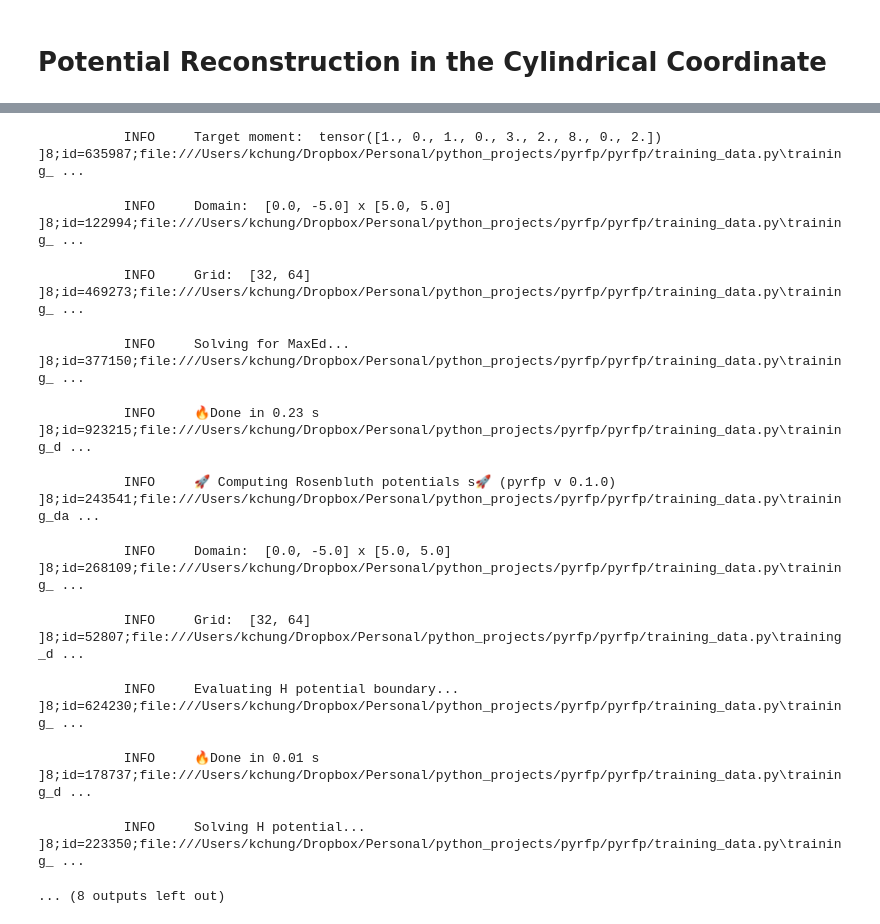
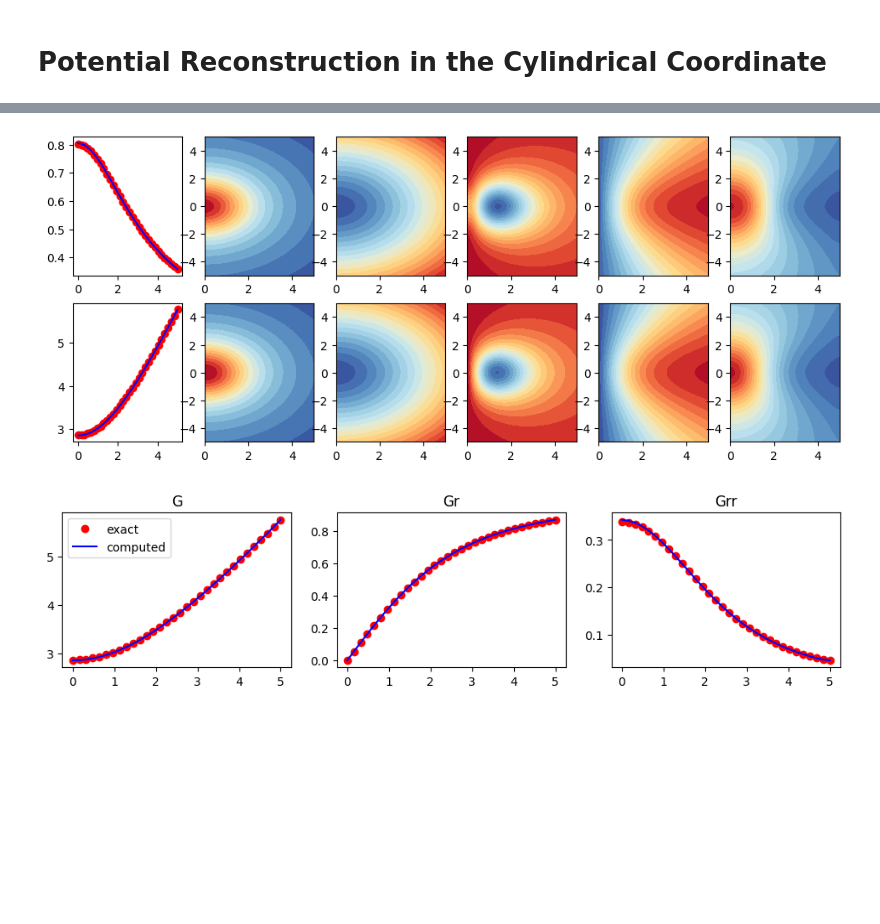
Before and after one commit to kyoungseoun-chung/pyrfp, a Jupyter notebook: demo/rosenbluth_potential.ipynb, the cells around one changed output, grey strips where cells are left out. Drawn from its saved outputs; the diff is of its cells as text; code cells hidden in the pictures; blank space fills up the shorter version.

```diff
--- a/demo/rosenbluth_potential.ipynb
+++ b/demo/rosenbluth_potential.ipynb
@@ -3,34 +47,6 @@
 # %%
-import torch
-from pyapes.core.geometry import Cylinder
-from pyapes.core.mesh import Mesh
-
-from pyrfp.training_data import RosenbluthPotentials_RZ, analytic_potentials_rz_cpu
-
-
-mesh = Mesh(Cylinder[0:5, -5:5], None, [32, 64])
-
-mnts_eq = torch.tensor(
-    [1, 0, 1, 0, 3, 2, 8, 0, 2], dtype=mesh.dtype.float, device=mesh.device
-)
-
-RP_rz = RosenbluthPotentials_RZ(
-    mesh,
-    optimizer_config={
-        "lr": 1.0,
-        "max_iter": 200,
-        "gtol": 1e-6,
-        "xtol": 1e-6,
-    },
-    solver_config={
-        "method": "bicgstab",
-        "tol": 1e-8,
-        "max_it": 1000,
-        "report": False,
-    },
-)
-
-pots_mnts = RP_rz.from_moments(mnts_eq)["pots"]
+from pymyplot.colors import TOLCmap
+from pymyplot import plt
 
 assert pots_mnts is not None
 
@@ -40,9 +56,6 @@ G_exact = analytic_potentials_rz_cpu(mesh.grid, mesh.grid, pots_mnts["pdf"], "G"
 jac_H_exact = torch.gradient(H_exact, spacing=mesh.dx.tolist(), edge_order=2)
 jac_G_exact = torch.gradient(G_exact, spacing=mesh.dx.tolist(), edge_order=2)
 hess_G_exact = torch.gradient(jac_G_exact[0], spacing=mesh.dx.tolist(), edge_order=2) # for rr and rz not zz
-
-from pymyplot import myplt as plt
-from pymyplot.colors import TOLCmap
 
 _, axes = plt.subplots(2, 6, figsize=(30/2.54, 12/2.54))
 axes[0][0].plot(mesh.grid[0][:, 16], H_exact[:, 16], "ro", label="exact")
@@ -66,16 +79,20 @@ axes[1][4].contourf(mesh.grid[0], mesh.grid[1], pots_mnts["jacG"].r, 20, cmap=TO
 axes[0][5].contourf(mesh.grid[0], mesh.grid[1], hess_G_exact[0], 20, cmap=TOLCmap.sunset())
 axes[1][5].contourf(mesh.grid[0], mesh.grid[1], pots_mnts["hessG"].rr, 20, cmap=TOLCmap.sunset())
 
-_, ax = plt.subplots(1, 3)
+_, ax = plt.subplots(1, 3, figsize=(30/2.54, 6/2.54))
 
-ax[0].plot(mesh.grid[0][:, 16], G_exact[:, 16], "ro")
-ax[0].plot(mesh.grid[0][:, 16], pots_mnts["G"][:, 16], "b-")
+ax[0].plot(mesh.grid[0][:, 16], G_exact[:, 16], "ro", label="exact")
+ax[0].plot(mesh.grid[0][:, 16], pots_mnts["G"][:, 16], "b-", label="computed")
+ax[0].set_title("G")
+ax[0].legend(loc="upper left")
 
 ax[1].plot(mesh.grid[0][:, 16], jac_G_exact[0][:, 16], "ro")
 ax[1].plot(mesh.grid[0][:, 16], pots_mnts["jacG"].r[:, 16], "b-")
+ax[1].set_title("Gr")
 
 ax[2].plot(mesh.grid[0][:, 16], hess_G_exact[0][:, 16], "ro")
 ax[2].plot(mesh.grid[0][:, 16], pots_mnts["hessG"].rr[:, 16], "b-")
+ax[2].set_title("Grr")
 
 plt.show()
 # %% [output]
@@ -83,12 +99,2 @@ plt.show()
-           INFO     Target moment:  tensor([1., 0., 1., 0., 3., 2., 8., 0., 2.])               ]8;id=635987;file:///Users/kchung/Dropbox/Personal/python_projects/pyrfp/pyrfp/training_data.py\training_ ...
-           INFO     Domain:  [0.0, -5.0] x [5.0, 5.0]                                          ]8;id=122994;file:///Users/kchung/Dropbox/Personal/python_projects/pyrfp/pyrfp/training_data.py\training_ ...
-           INFO     Grid:  [32, 64]                                                            ]8;id=469273;file:///Users/kchung/Dropbox/Personal/python_projects/pyrfp/pyrfp/training_data.py\training_ ...
-           INFO     Solving for MaxEd...                                                       ]8;id=377150;file:///Users/kchung/Dropbox/Personal/python_projects/pyrfp/pyrfp/training_data.py\training_ ...
-           INFO     🔥Done in 0.23 s                                                           ]8;id=923215;file:///Users/kchung/Dropbox/Personal/python_projects/pyrfp/pyrfp/training_data.py\training_d ...
-           INFO     🚀 Computing Rosenbluth potentials s🚀 (pyrfp v 0.1.0)                     ]8;id=243541;file:///Users/kchung/Dropbox/Personal/python_projects/pyrfp/pyrfp/training_data.py\training_da ...
-           INFO     Domain:  [0.0, -5.0] x [5.0, 5.0]                                          ]8;id=268109;file:///Users/kchung/Dropbox/Personal/python_projects/pyrfp/pyrfp/training_data.py\training_ ...
-           INFO     Grid:  [32, 64]                                                            ]8;id=52807;file:///Users/kchung/Dropbox/Personal/python_projects/pyrfp/pyrfp/training_data.py\training_d ...
-           INFO     Evaluating H potential boundary...                                         ]8;id=624230;file:///Users/kchung/Dropbox/Personal/python_projects/pyrfp/pyrfp/training_data.py\training_ ...
-           INFO     🔥Done in 0.01 s                                                           ]8;id=178737;file:///Users/kchung/Dropbox/Personal/python_projects/pyrfp/pyrfp/training_data.py\training_d ...
-           INFO     Solving H potential...                                                     ]8;id=223350;file:///Users/kchung/Dropbox/Personal/python_projects/pyrfp/pyrfp/training_data.py\training_ ...
-... (8 outputs left out)
+[figure, added]
+[figure, added]
```
Also changed, not shown: parts of 2 cells of this notebook.
